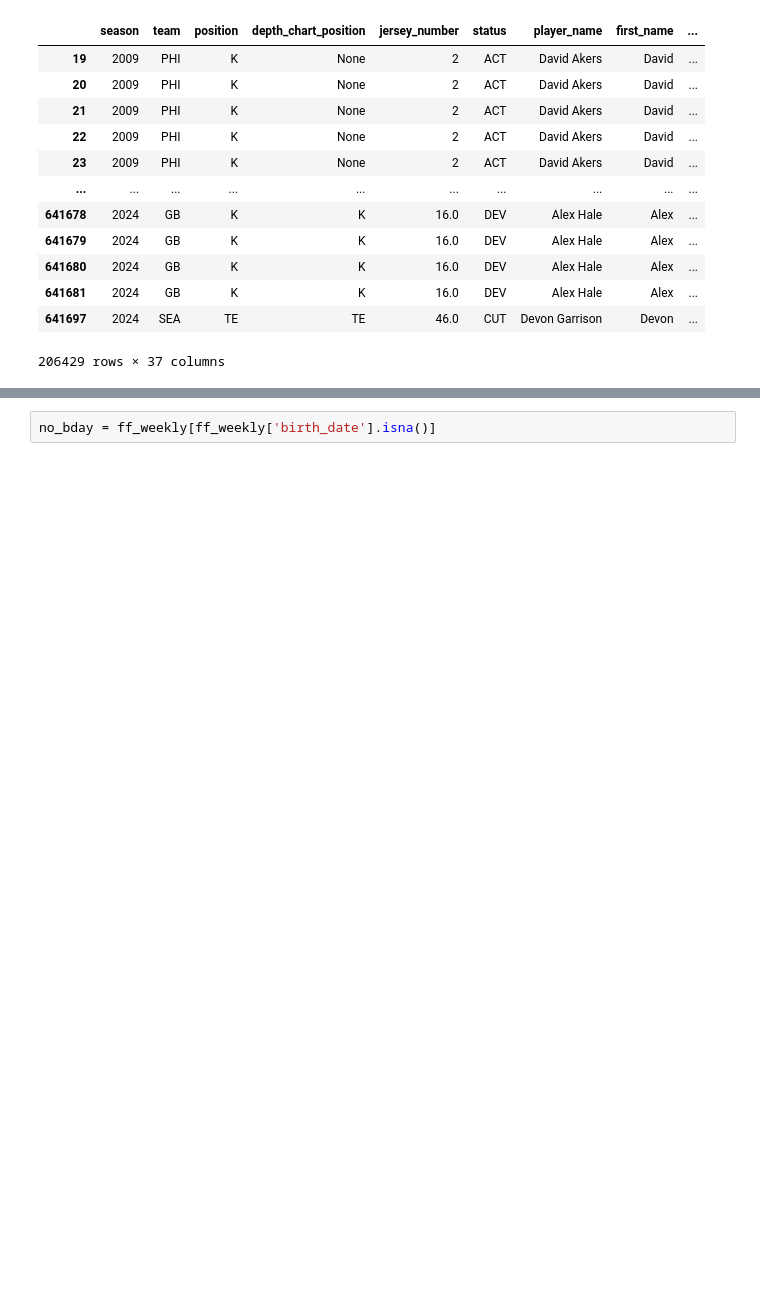
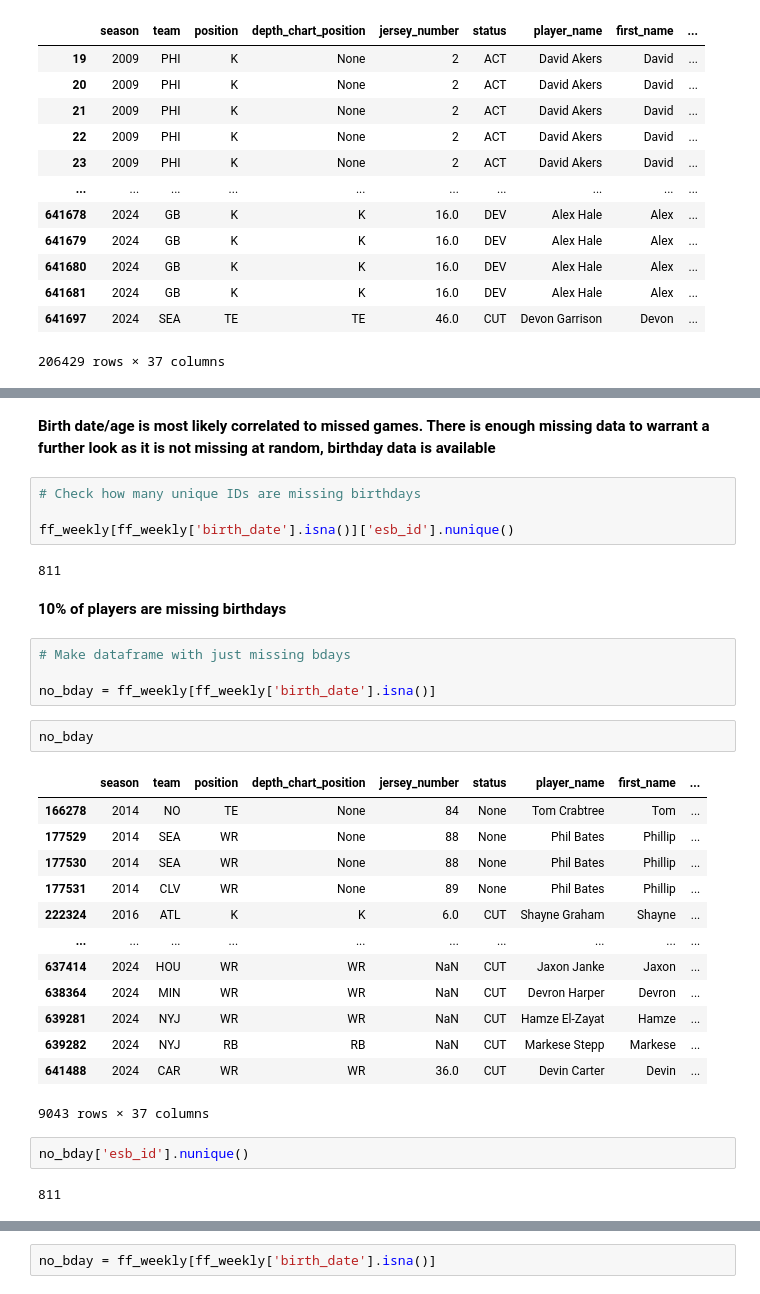
Before and after one commit to nicriv831/NFL-Injury-Risk, a Jupyter notebook: Initial_Run.ipynb, the cells around one changed output, grey strips where cells are left out. Drawn from its saved outputs; the diff is of its cells as text; blank space fills up the shorter version.

```diff
--- a/Initial_Run.ipynb
+++ b/Initial_Run.ipynb
@@ -260,0 +266,34 @@ ff_weekly
+# %% [markdown]
+**Birth date/age is most likely correlated to missed games. There is enough missing data to warrant a further look as it is not missing at random, birthday data is available**
+# %%
+# Check how many unique IDs are missing birthdays
+
+ff_weekly[ff_weekly['birth_date'].isna()]['esb_id'].nunique()
+# %% [output]
+811
+# %% [markdown]
+**10% of players are missing birthdays**
+# %%
+# Make dataframe with just missing bdays
+
+no_bday = ff_weekly[ff_weekly['birth_date'].isna()]
+# %%
+no_bday
+# %% [output]
+|  | season | team | position | depth_chart_position | jersey_number | status | player_name | first_name | ... |
+| 166278 | 2014 | NO | TE | None | 84 | None | Tom Crabtree | Tom | ... |
+| 177529 | 2014 | SEA | WR | None | 88 | None | Phil Bates | Phillip | ... |
+| 177530 | 2014 | SEA | WR | None | 88 | None | Phil Bates | Phillip | ... |
+| 177531 | 2014 | CLV | WR | None | 89 | None | Phil Bates | Phillip | ... |
+| 222324 | 2016 | ATL | K | K | 6.0 | CUT | Shayne Graham | Shayne | ... |
+| ... | ... | ... | ... | ... | ... | ... | ... | ... | ... |
+| 637414 | 2024 | HOU | WR | WR | NaN | CUT | Jaxon Janke | Jaxon | ... |
+| 638364 | 2024 | MIN | WR | WR | NaN | CUT | Devron Harper | Devron | ... |
+| 639281 | 2024 | NYJ | WR | WR | NaN | CUT | Hamze El-Zayat | Hamze | ... |
+| 639282 | 2024 | NYJ | RB | RB | NaN | CUT | Markese Stepp | Markese | ... |
+| 641488 | 2024 | CAR | WR | WR | 36.0 | CUT | Devin Carter | Devin | ... |
+9043 rows × 37 columns
+# %%
+no_bday['esb_id'].nunique()
+# %% [output]
+811
```
Also changed, not shown: parts of 37 cells of this notebook, 1 other file.
